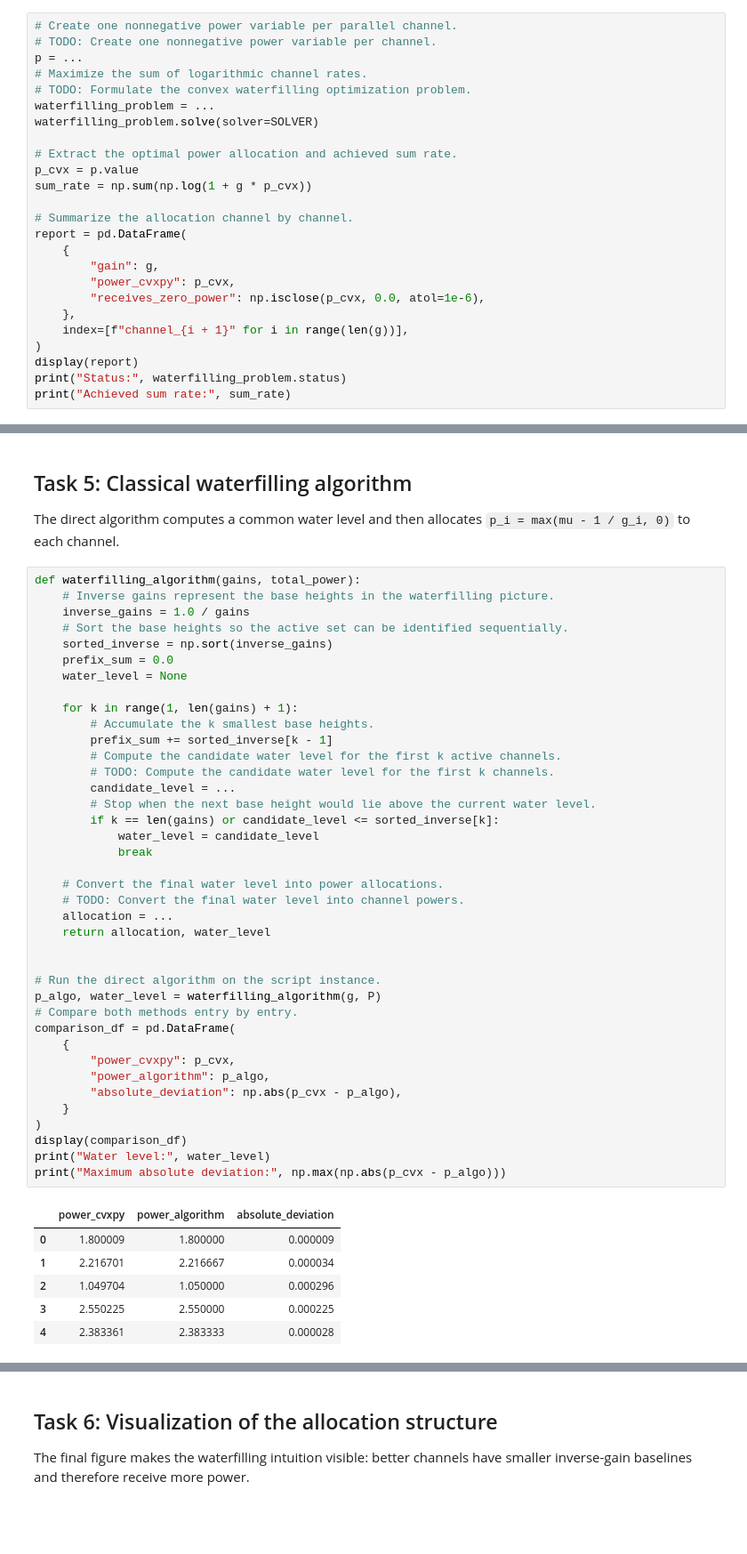
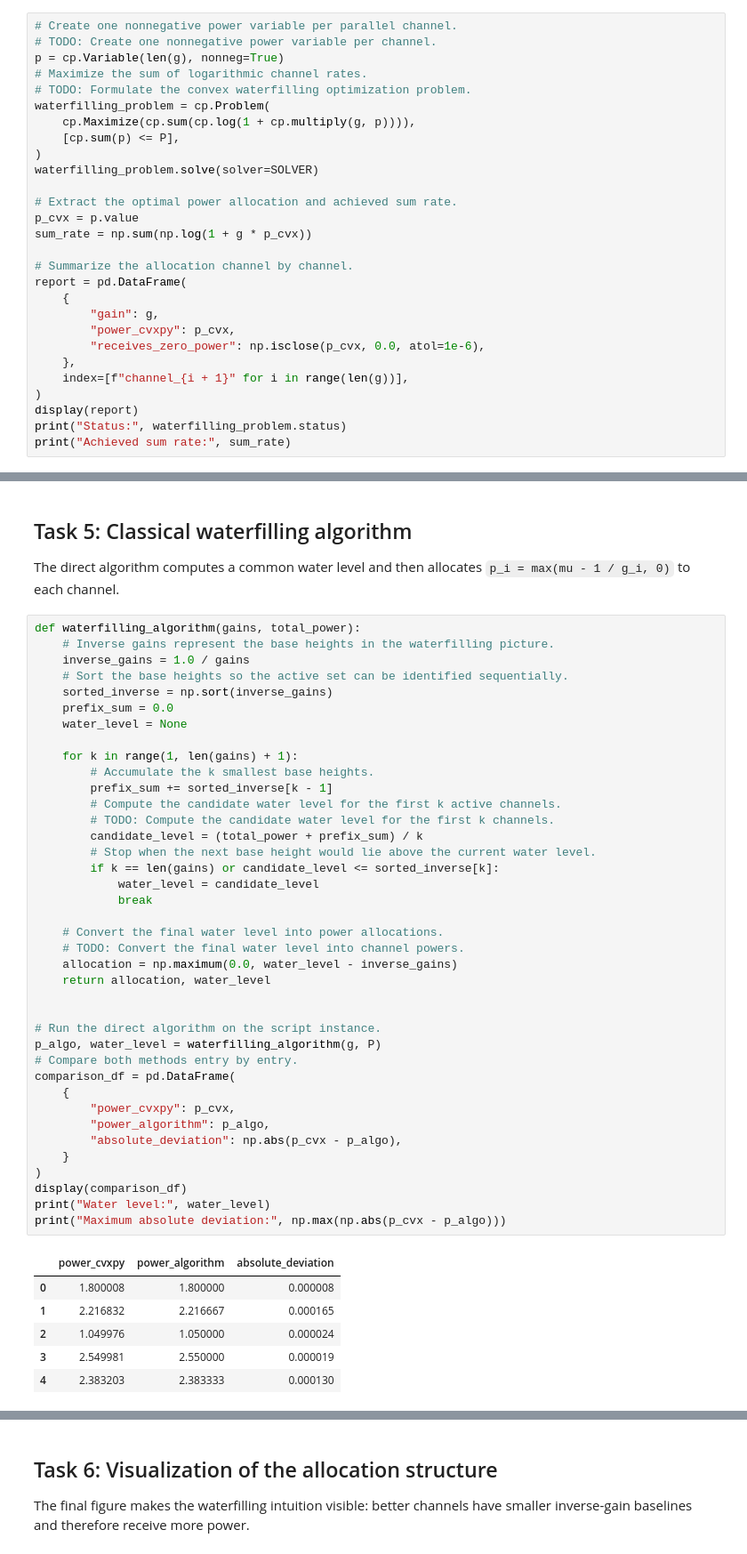
Before and after one commit to raikitin/OML, a Jupyter notebook: Templates/Exercise No 5 Waterfilling Template.ipynb, the cells around one changed output, grey strips where cells are left out. Shown at 89% size. Cells and saved outputs as stored; diff of their text form; blank space fills up the shorter version.

```diff
--- a/Templates/Exercise No 5 Waterfilling Template.ipynb
+++ b/Templates/Exercise No 5 Waterfilling Template.ipynb
@@ -32,10 +32,13 @@ reference solution.
 # %%
 # Create one nonnegative power variable per parallel channel.
 # TODO: Create one nonnegative power variable per channel.
-p = ...
+p = cp.Variable(len(g), nonneg=True)
 # Maximize the sum of logarithmic channel rates.
 # TODO: Formulate the convex waterfilling optimization problem.
-waterfilling_problem = ...
+waterfilling_problem = cp.Problem(
+    cp.Maximize(cp.sum(cp.log(1 + cp.multiply(g, p)))),
+    [cp.sum(p) <= P],
+)
 waterfilling_problem.solve(solver=SOLVER)
 
 # Extract the optimal power allocation and achieved sum rate.
@@ -80,38 +83,38 @@ def waterfilling_algorithm(gains, total_power):
     for k in range(1, len(gains) + 1):
         # Accumulate the k smallest base heights.
         prefix_sum += sorted_inverse[k - 1]
         # Compute the candidate water level for the first k active channels.
         # TODO: Compute the candidate water level for the first k channels.
-        candidate_level = ...
+        candidate_level = (total_power + prefix_sum) / k
         # Stop when the next base height would lie above the current water level.
         if k == len(gains) or candidate_level <= sorted_inverse[k]:
             water_level = candidate_level
             break
 
     # Convert the final water level into power allocations.
     # TODO: Convert the final water level into channel powers.
-    allocation = ...
+    allocation = np.maximum(0.0, water_level - inverse_gains)
     return allocation, water_level
 
 
 # Run the direct algorithm on the script instance.
 p_algo, water_level = waterfilling_algorithm(g, P)
 # Compare both methods entry by entry.
 comparison_df = pd.DataFrame(
     {
         "power_cvxpy": p_cvx,
         "power_algorithm": p_algo,
         "absolute_deviation": np.abs(p_cvx - p_algo),
     }
 )
 display(comparison_df)
 print("Water level:", water_level)
 print("Maximum absolute deviation:", np.max(np.abs(p_cvx - p_algo)))
 # %% [output]
 |  | power_cvxpy | power_algorithm | absolute_deviation |
-| 0 | 1.800009 | 1.800000 | 0.000009 |
-| 1 | 2.216701 | 2.216667 | 0.000034 |
-| 2 | 1.049704 | 1.050000 | 0.000296 |
-| 3 | 2.550225 | 2.550000 | 0.000225 |
-| 4 | 2.383361 | 2.383333 | 0.000028 |
+| 0 | 1.800008 | 1.800000 | 0.000008 |
+| 1 | 2.216832 | 2.216667 | 0.000165 |
+| 2 | 1.049976 | 1.050000 | 0.000024 |
+| 3 | 2.549981 | 2.550000 | 0.000019 |
+| 4 | 2.383203 | 2.383333 | 0.000130 |
 Water level: 3.05
```
Also changed, not shown: parts of 3 cells of this notebook.
